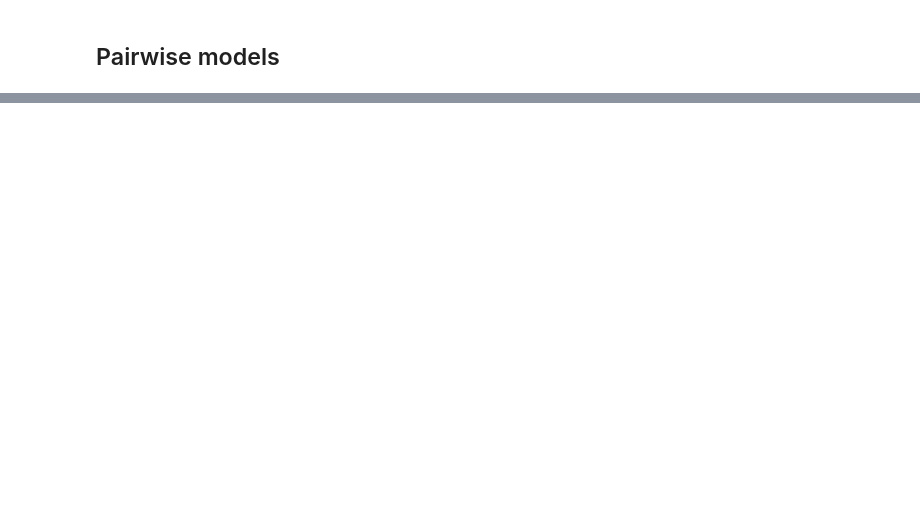
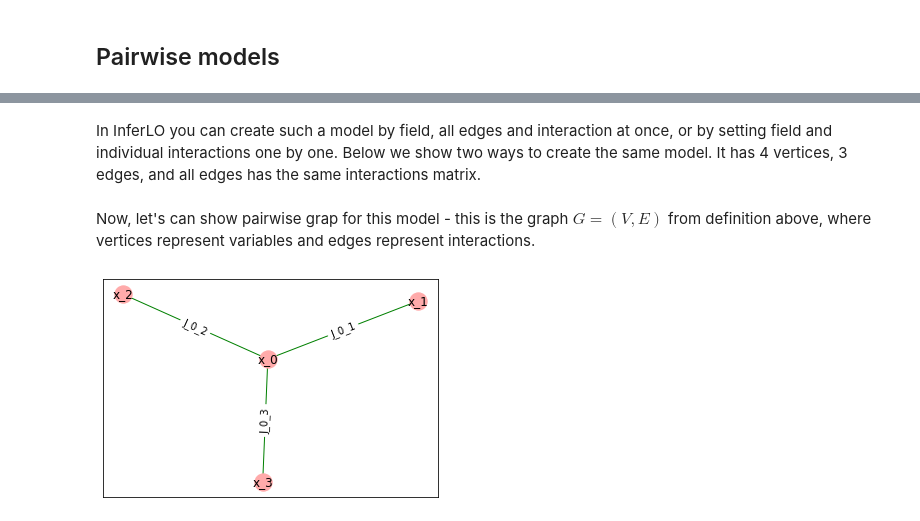
Before and after one commit to InferLO/inferlo, a Jupyter notebook: docs/tutorials/getting_started.ipynb, the cells around one changed output, grey strips where cells are left out. Drawn from its saved outputs; the diff is of its cells as text; code cells hidden in the pictures; blank space fills up the shorter version.

```diff
--- a/docs/tutorials/getting_started.ipynb
+++ b/docs/tutorials/getting_started.ipynb
@@ -99,0 +133,19 @@ First such example is Pairwise Finite model --- model where every factor depends
+# %% [markdown]
+In InferLO you can create such a model by field, all edges and interaction at once, or by setting field and individual interactions one by one. Below we show two ways to create the same model. It has 4 vertices, 3 edges, and all edges has the same interactions matrix.
+# %%
+model1 = inferlo.PairWiseFiniteModel(4, 2)
+field = np.array([[1,2],[3,4],[5,6],[7,8]])
+J = np.array([[-5, 5], [5, -5]])
+model1.set_field(field)
+model1.add_interaction(0, 1, J)
+model1.add_interaction(0, 2, J)
+model1.add_interaction(0, 3, J)
+
+edges = [[0, 1], [0, 2], [0, 3]]
+model2 = inferlo.PairWiseFiniteModel.create(field, edges, [J, J, J])
+# %% [markdown]
+Now, let's can show pairwise grap for this model - this is the graph $G=(V, E)$ from definition above, where vertices represent variables and edges represent interactions.
+# %%
+model1.draw_pairwise_graph(plt)
+# %% [output]
+[figure, added]
```
Also changed, not shown: parts of 40 cells of this notebook, 6 other files.
